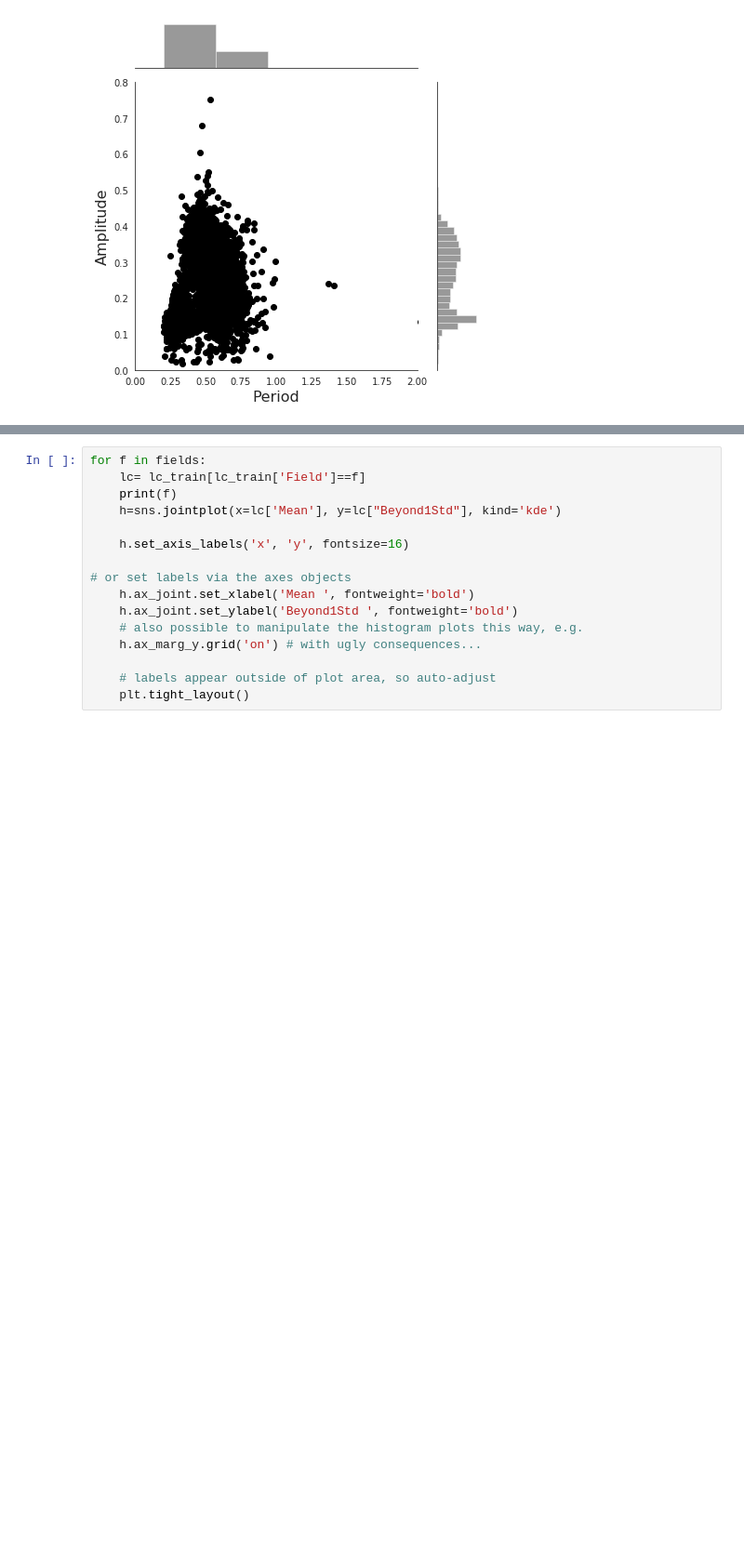
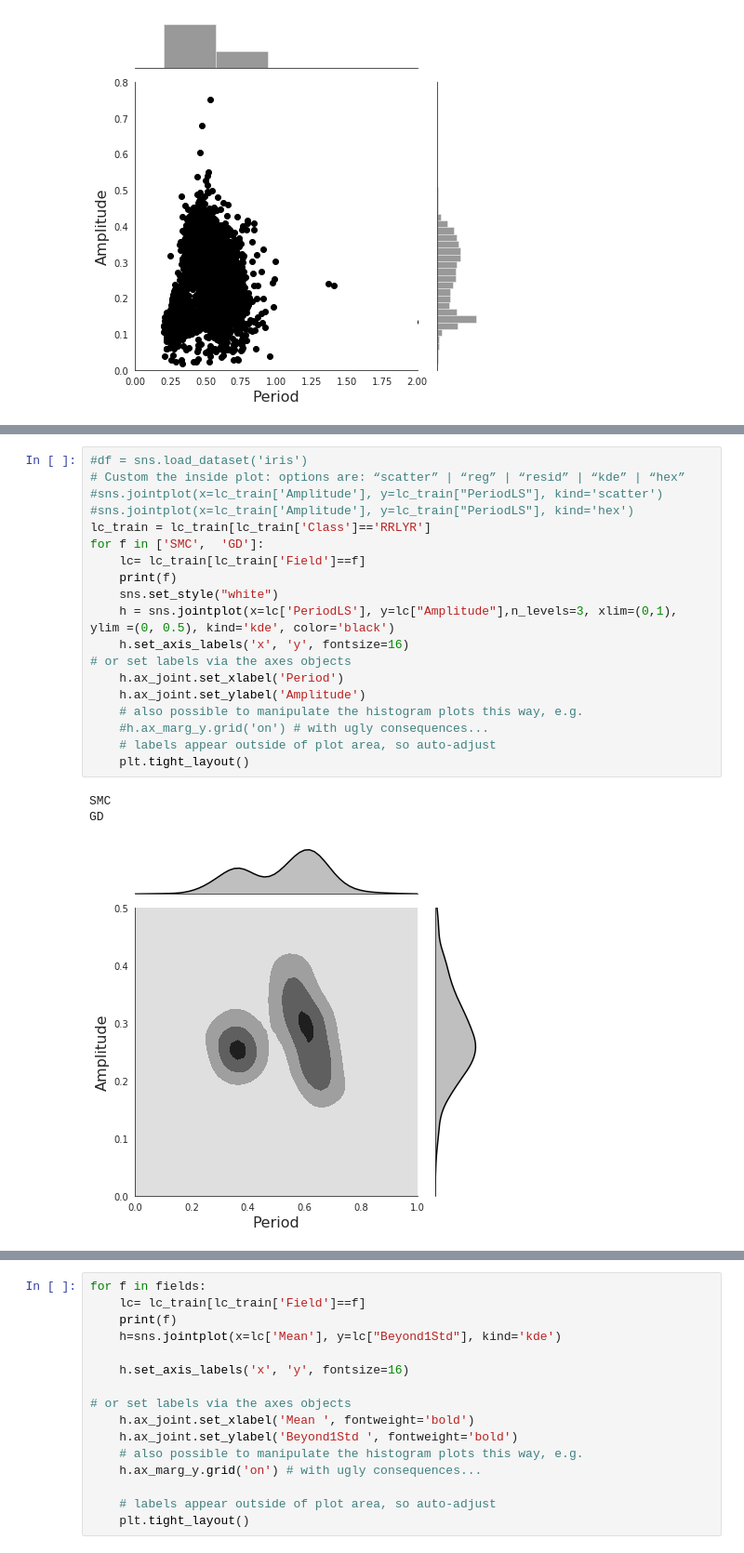
Before and after one commit to frperezgalarce/vsbms, a Jupyter notebook: Notebooks/Plots05052020.ipynb, the cells around one changed output, grey strips where cells are left out. Shown at 93% size. Cells and saved outputs as stored; diff of their text form; blank space fills up the shorter version.

```diff
--- a/Notebooks/Plots05052020.ipynb
+++ b/Notebooks/Plots05052020.ipynb
@@ -151,0 +180,23 @@ BLG
+# %%
+#df = sns.load_dataset('iris')
+# Custom the inside plot: options are: “scatter” | “reg” | “resid” | “kde” | “hex”
+#sns.jointplot(x=lc_train['Amplitude'], y=lc_train["PeriodLS"], kind='scatter')
+#sns.jointplot(x=lc_train['Amplitude'], y=lc_train["PeriodLS"], kind='hex')
+lc_train = lc_train[lc_train['Class']=='RRLYR']
+for f in ['SMC',  'GD']:
+    lc= lc_train[lc_train['Field']==f]
+    print(f)
+    sns.set_style("white")
+    h = sns.jointplot(x=lc['PeriodLS'], y=lc["Amplitude"],n_levels=3, xlim=(0,1), ylim =(0, 0.5), kind='kde', color='black')
+    h.set_axis_labels('x', 'y', fontsize=16)
+# or set labels via the axes objects
+    h.ax_joint.set_xlabel('Period')
+    h.ax_joint.set_ylabel('Amplitude')
+    # also possible to manipulate the histogram plots this way, e.g.
+    #h.ax_marg_y.grid('on') # with ugly consequences...
+    # labels appear outside of plot area, so auto-adjust
+    plt.tight_layout()
+# %% [output]
+SMC
+GD
+[figure, added]
```
Also changed, not shown: parts of 3 cells of this notebook.
